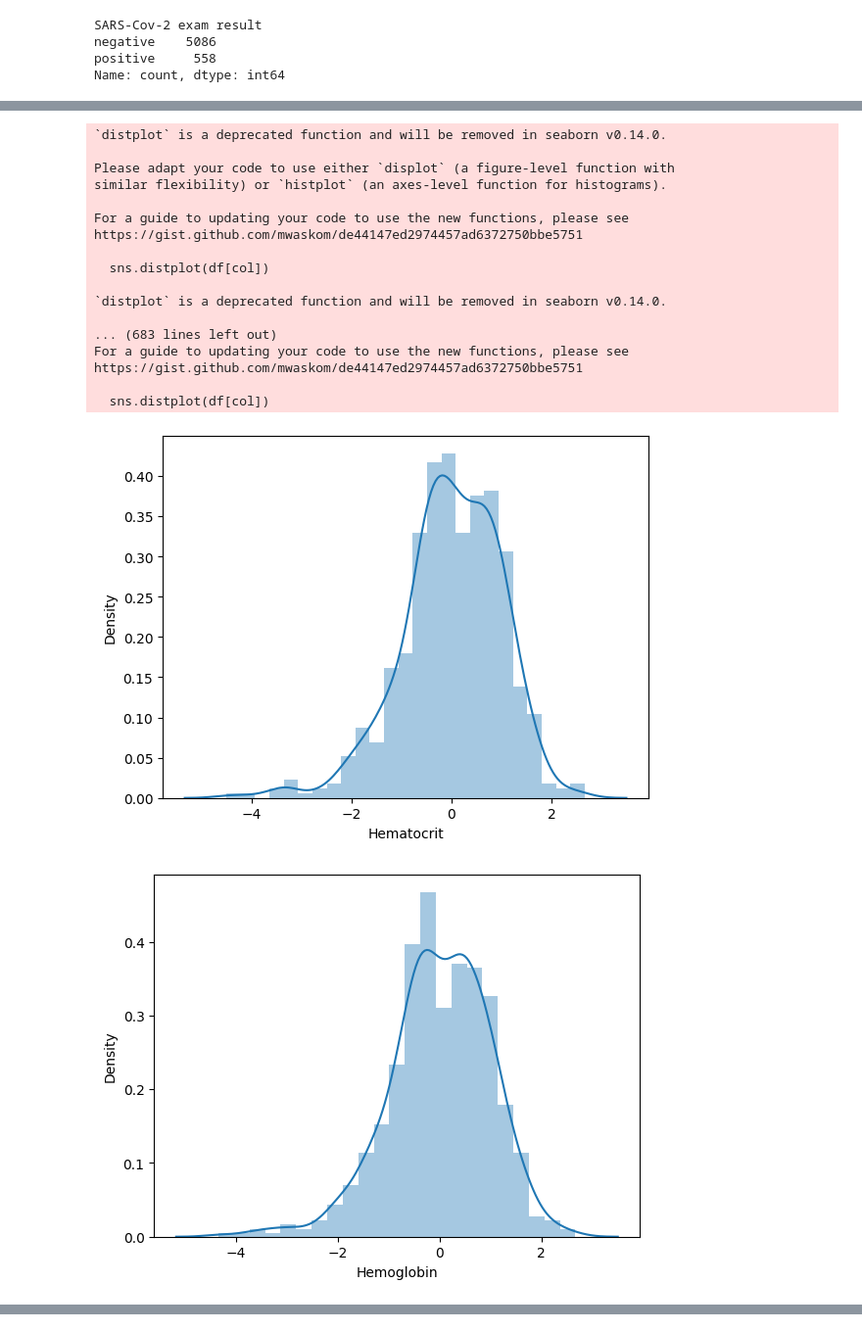
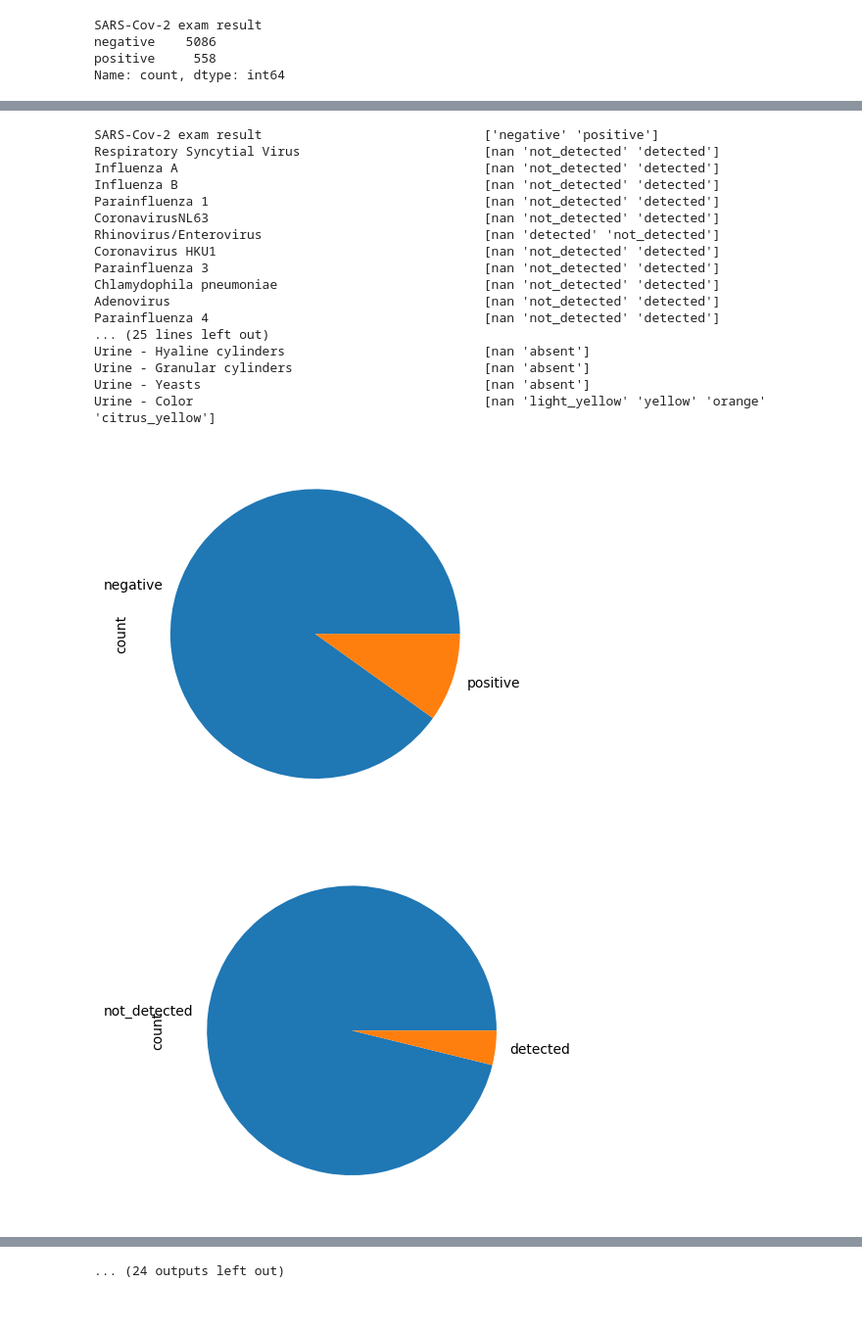
Before and after one commit to sabina-sabi/Covid19Data, a Jupyter notebook: Covid19Data.ipynb, the cells around one changed output, grey strips where cells are left out. Shown at 98% size. Saved outputs shown, nothing was run; the diff lists cells and outputs as text; code cells hidden in the pictures.

```diff
--- a/Covid19Data.ipynb
+++ b/Covid19Data.ipynb
@@ -99,3 +99,5 @@ SARS-Cov-2 exam result
 negative    5086
 positive     558
 Name: count, dtype: int64
+# %%
+df=df.drop('Patient ID', axis=1)
@@ -102,24 +125,28 @@ Name: count, dtype: int64
+# %%
+for col in df.select_dtypes('object'):
+    print(f'{col :<50} {df[col].unique()}')
+# %% [output]
+SARS-Cov-2 exam result                             ['negative' 'positive']
+Respiratory Syncytial Virus                        [nan 'not_detected' 'detected']
+Influenza A                                        [nan 'not_detected' 'detected']
+Influenza B                                        [nan 'not_detected' 'detected']
+Parainfluenza 1                                    [nan 'not_detected' 'detected']
+CoronavirusNL63                                    [nan 'not_detected' 'detected']
+Rhinovirus/Enterovirus                             [nan 'detected' 'not_detected']
+Coronavirus HKU1                                   [nan 'not_detected' 'detected']
+Parainfluenza 3                                    [nan 'not_detected' 'detected']
+Chlamydophila pneumoniae                           [nan 'not_detected' 'detected']
+Adenovirus                                         [nan 'not_detected' 'detected']
+Parainfluenza 4                                    [nan 'not_detected' 'detected']
+... (25 lines left out)
+Urine - Hyaline cylinders                          [nan 'absent']
+Urine - Granular cylinders                         [nan 'absent']
+Urine - Yeasts                                     [nan 'absent']
+Urine - Color                                      [nan 'light_yellow' 'yellow' 'orange' 'citrus_yellow']
 # %%
-for col in df.select_dtypes('float'):
+for col in df.select_dtypes('object'):
     plt.figure()
-    sns.distplot(df[col])
+    df[col].value_counts().plot.pie()
 # %% [output]
-`distplot` is a deprecated function and will be removed in seaborn v0.14.0.
-
-Please adapt your code to use either `displot` (a figure-level function with
-similar flexibility) or `histplot` (an axes-level function for histograms).
-
-For a guide to updating your code to use the new functions, please see
-https://gist.github.com/mwaskom/de44147ed2974457ad6372750bbe5751
-
-  sns.distplot(df[col])
-
-`distplot` is a deprecated function and will be removed in seaborn v0.14.0.
-
-... (683 lines left out)
-For a guide to updating your code to use the new functions, please see
-https://gist.github.com/mwaskom/de44147ed2974457ad6372750bbe5751
-
-  sns.distplot(df[col])
-[figure, old version]
+[figure, new version]
-[figure, old version]
+[figure, new version]
@@ -135,0 +163 @@ https://gist.github.com/mwaskom/de44147ed2974457ad6372750bbe5751
+... (24 outputs left out)
```
Also changed, not shown: parts of 4 cells of this notebook.
